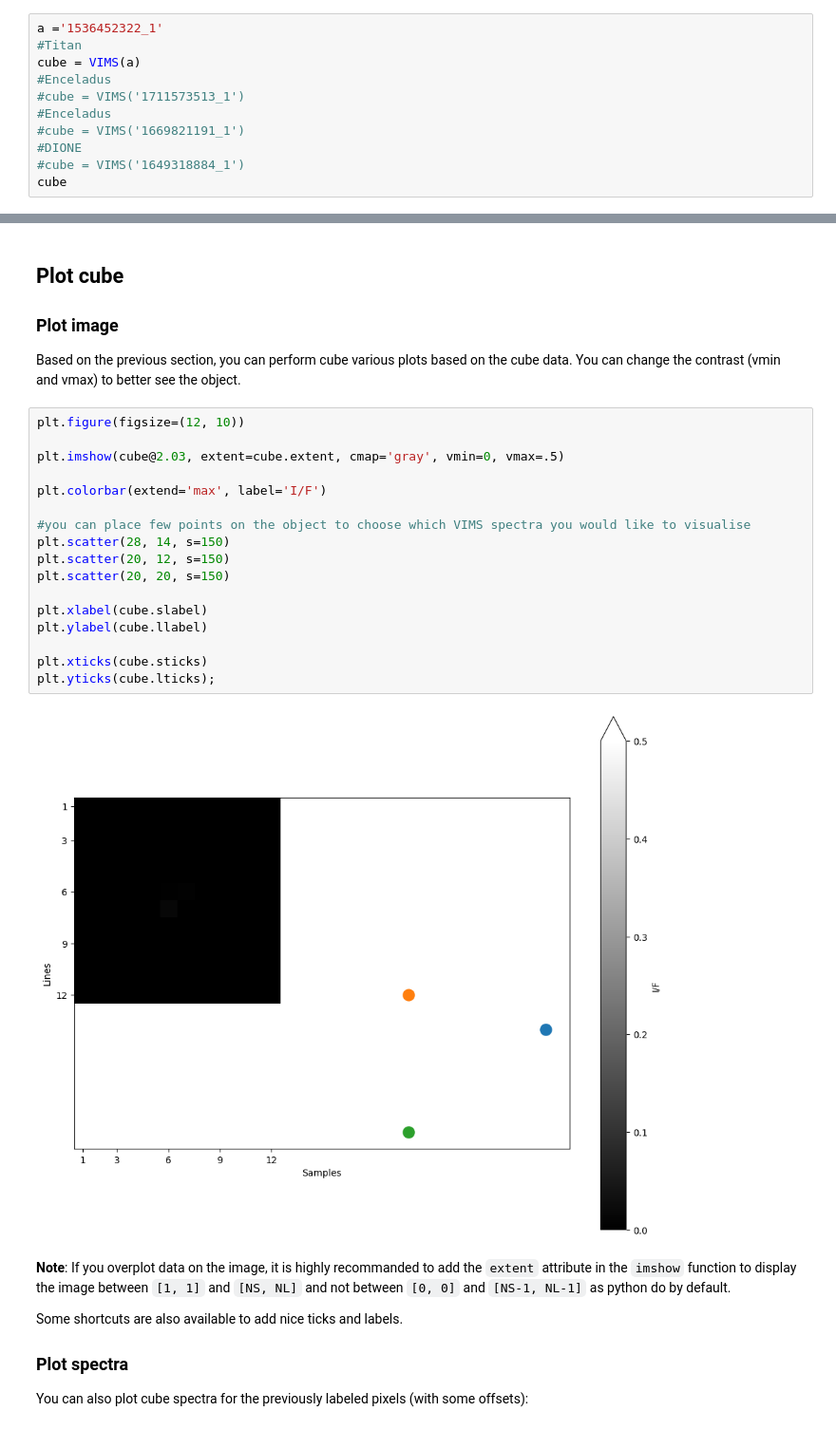
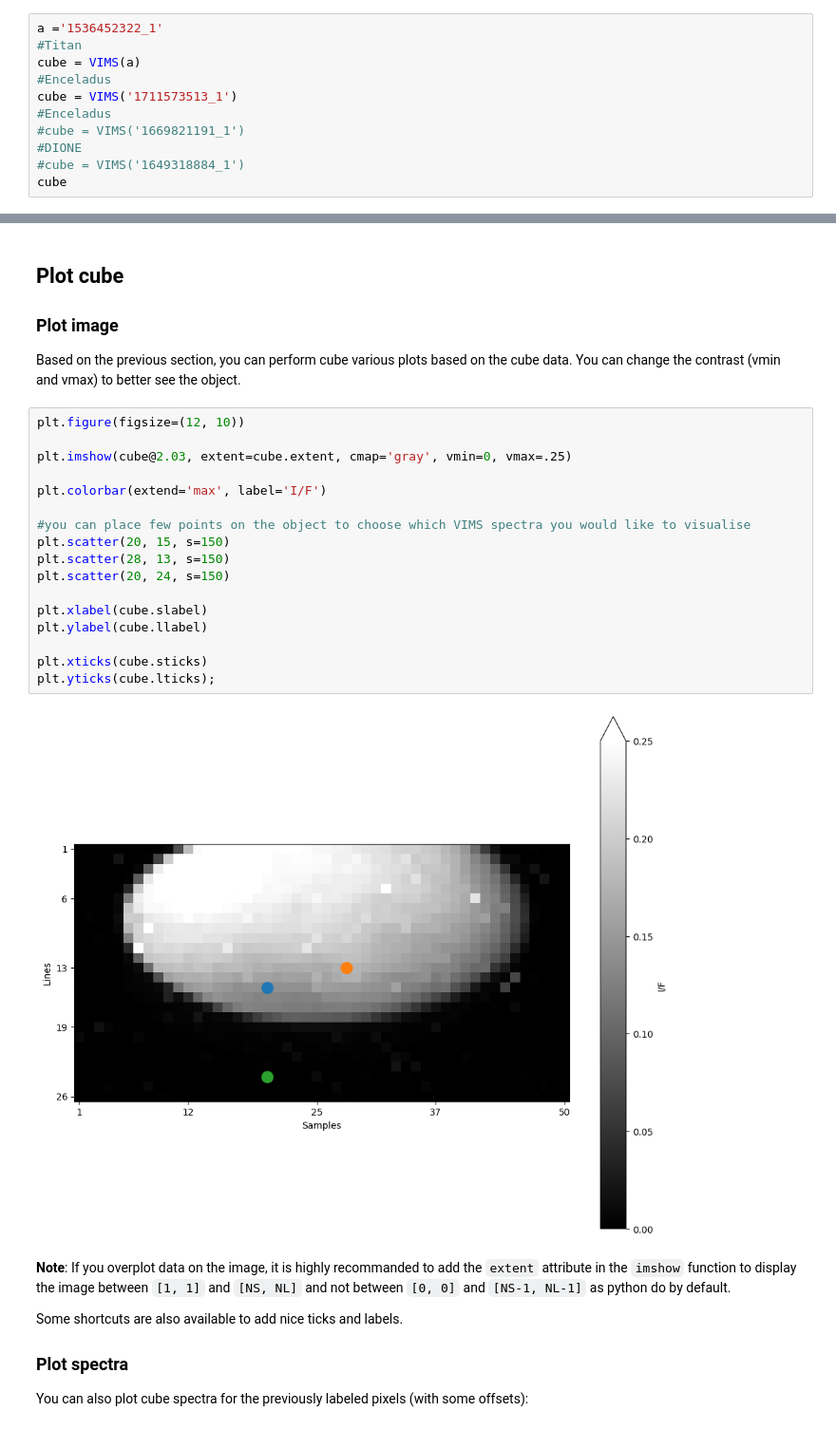
Before and after one commit to WardDepoorter/AE4895-Measurement_strategies, a Jupyter notebook: pyvims_practicum.ipynb, the cells around one changed output, grey strips where cells are left out. Shown at 95% size. Saved outputs shown, nothing was run; the diff lists cells and outputs as text.

```diff
--- a/pyvims_practicum.ipynb
+++ b/pyvims_practicum.ipynb
@@ -17,7 +16,7 @@ a ='1536452322_1'
 #Titan
 cube = VIMS(a)
 #Enceladus
-#cube = VIMS('1711573513_1')
+cube = VIMS('1711573513_1')
 #Enceladus
 #cube = VIMS('1669821191_1')
 #DIONE
@@ -236,22 +231,22 @@ Based on the previous section, you can perform cube various plots based on the c
 # %%
 plt.figure(figsize=(12, 10))
 
-plt.imshow(cube@2.03, extent=cube.extent, cmap='gray', vmin=0, vmax=.5)
+plt.imshow(cube@2.03, extent=cube.extent, cmap='gray', vmin=0, vmax=.25)
 
 plt.colorbar(extend='max', label='I/F')
 
 #you can place few points on the object to choose which VIMS spectra you would like to visualise
-plt.scatter(28, 14, s=150)
-plt.scatter(20, 12, s=150)
-plt.scatter(20, 20, s=150)
+plt.scatter(20, 15, s=150)
+plt.scatter(28, 13, s=150)
+plt.scatter(20, 24, s=150)
 
 plt.xlabel(cube.slabel)
 plt.ylabel(cube.llabel)
 
 plt.xticks(cube.sticks)
 plt.yticks(cube.lticks);
 # %% [output]
-[figure, old version]
+[figure, new version]
 # %% [markdown]
 __Note__: If you overplot data on the image, it is highly recommanded to add the `extent` attribute in the `imshow` function to display the image between `[1, 1]` and `[NS, NL]` and not between `[0, 0]` and `[NS-1, NL-1]` as python do by default.
 
```
Also changed, not shown: parts of 15 cells of this notebook, 3 other files.
